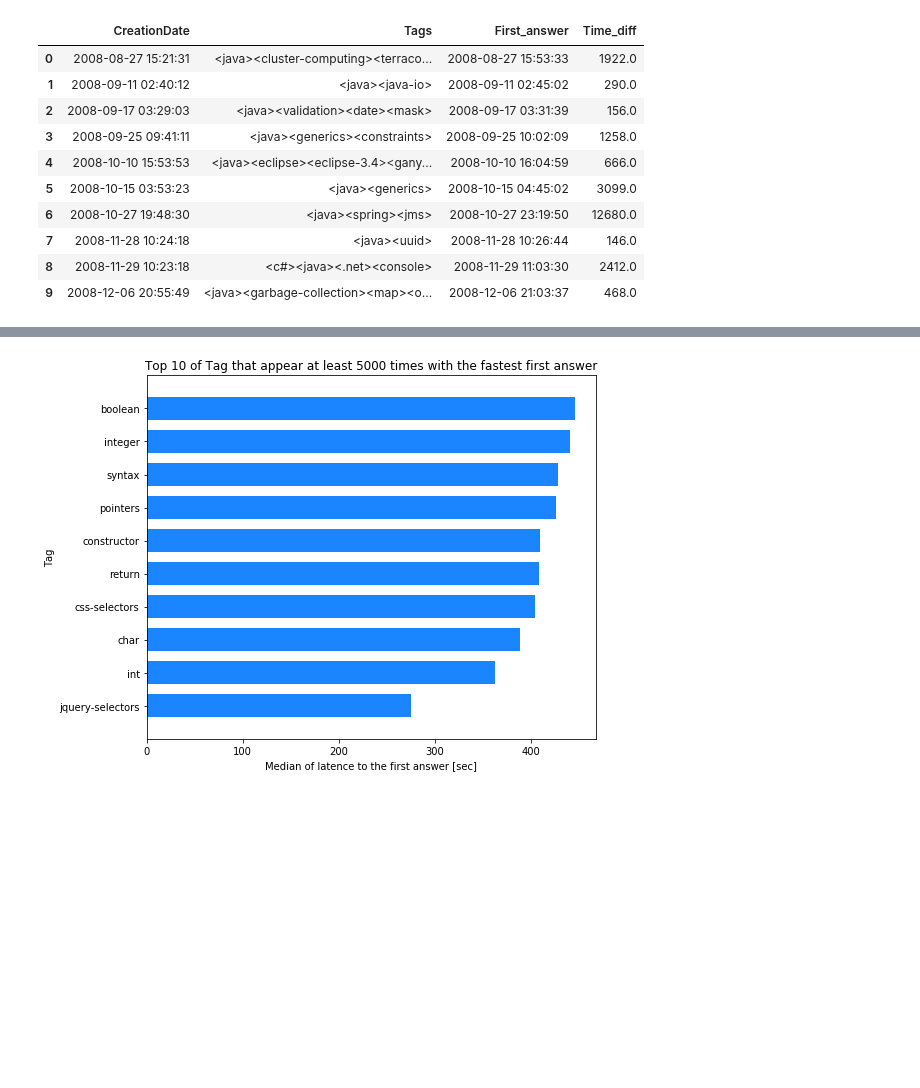
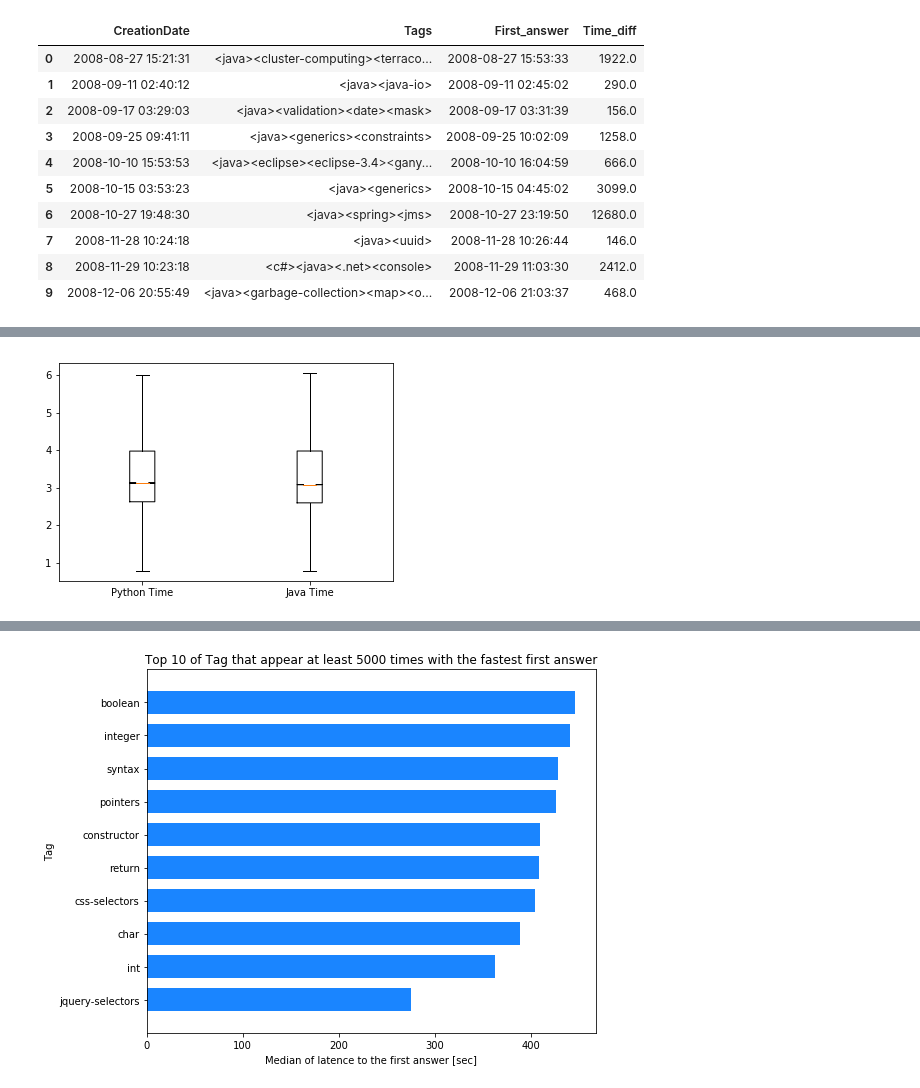
Before and after one commit to vbruttin/ada_homeworks, a Jupyter notebook: Homework3.ipynb, the cells around one changed output, grey strips where cells are left out. Drawn from its saved outputs; the diff is of its cells as text; code cells hidden in the pictures; blank space fills up the shorter version.

```diff
--- a/Homework3.ipynb
+++ b/Homework3.ipynb
@@ -475,0 +474,8 @@ plt.show()
+# %%
+templist1 = [np.log10(python_time.Time_diff), np.log10(java_time.Time_diff)]
+
+fig, ax = plt.subplots()
+plt.boxplot(templist1, notch=True, bootstrap=100, showfliers=False)
+ax.set_xticklabels(['Python Time', 'Java Time']);
+# %% [output]
+[figure, added]
```
Also changed, not shown: parts of 11 cells of this notebook.
